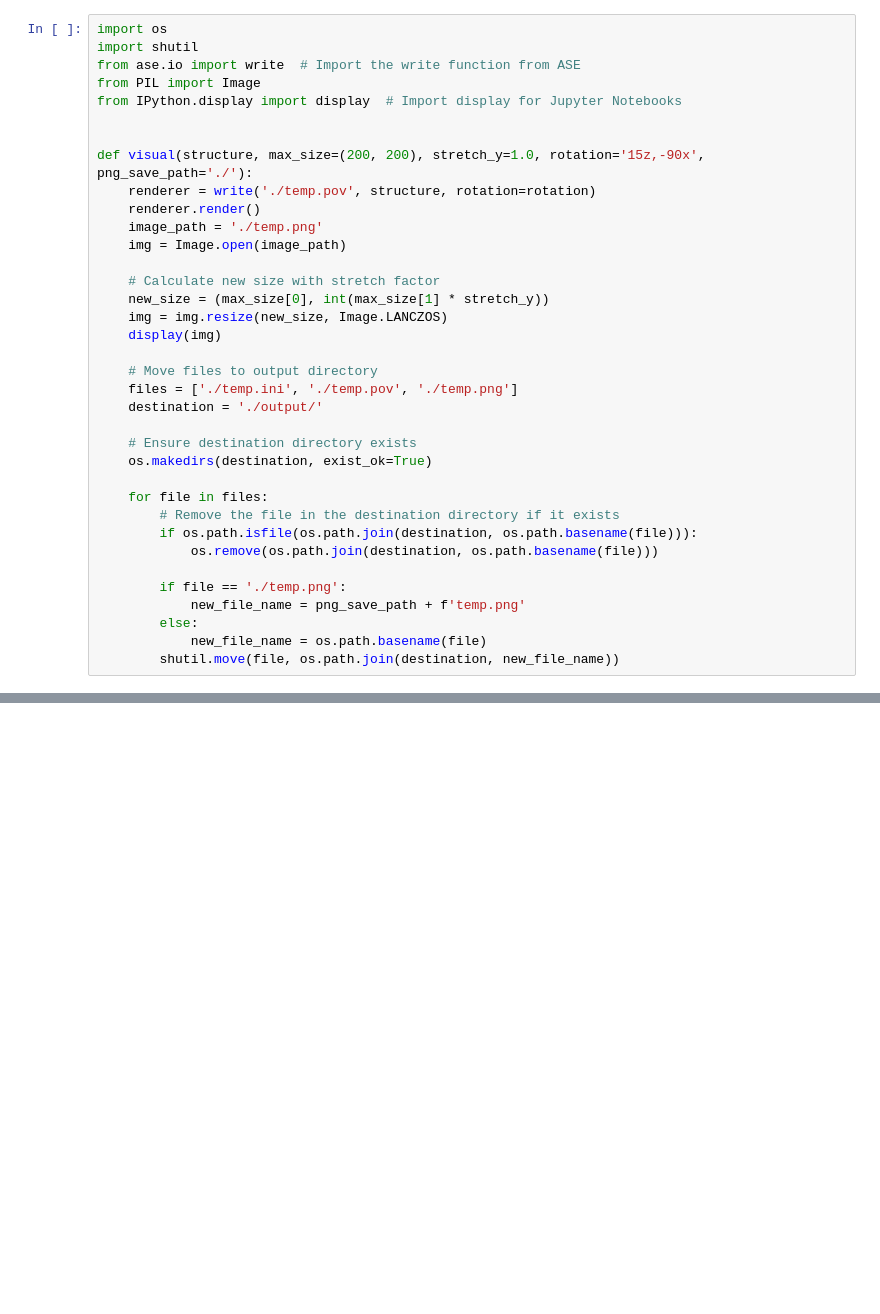
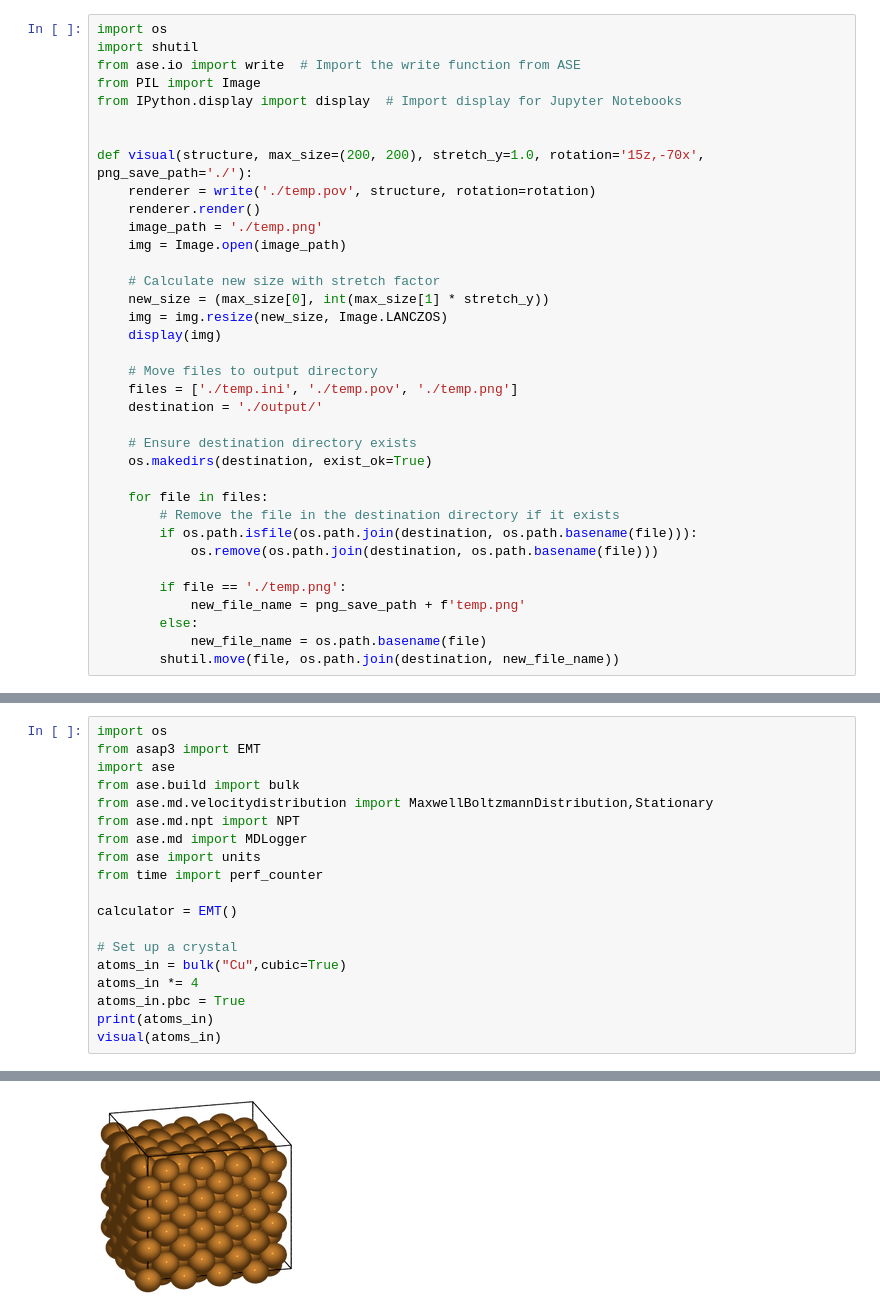
Before and after one commit to s-choung/Simulation_tutorials, a Jupyter notebook: handson5_MD_setup_and_simulation.ipynb, the cells around one changed output, grey strips where cells are left out. Cells and saved outputs as stored; diff of their text form; blank space fills up the shorter version.

```diff
--- a/handson5_MD_setup_and_simulation.ipynb
+++ b/handson5_MD_setup_and_simulation.ipynb
@@ -49,7 +49,7 @@ from PIL import Image
 from IPython.display import display  # Import display for Jupyter Notebooks
 
 
-def visual(structure, max_size=(200, 200), stretch_y=1.0, rotation='15z,-90x', png_save_path='./'):
+def visual(structure, max_size=(200, 200), stretch_y=1.0, rotation='15z,-70x', png_save_path='./'):
     renderer = write('./temp.pov', structure, rotation=rotation)
     renderer.render()
     image_path = './temp.png'
@@ -289,0 +80,20 @@ RuntimeError: Be sure to have set correctly $GULP_LIB or to have the force field
+# %%
+import os
+from asap3 import EMT
+import ase
+from ase.build import bulk
+from ase.md.velocitydistribution import MaxwellBoltzmannDistribution,Stationary
+from ase.md.npt import NPT
+from ase.md import MDLogger
+from ase import units
+from time import perf_counter
+
+calculator = EMT()
+
+# Set up a crystal
+atoms_in = bulk("Cu",cubic=True)
+atoms_in *= 4
+atoms_in.pbc = True
+print(atoms_in)
+visual(atoms_in)
+# %% [output]
@@ -289,0 +101 @@ RuntimeError: Be sure to have set correctly $GULP_LIB or to have the force field
+[figure, added]
```
Also changed, not shown: parts of 17 cells of this notebook.
